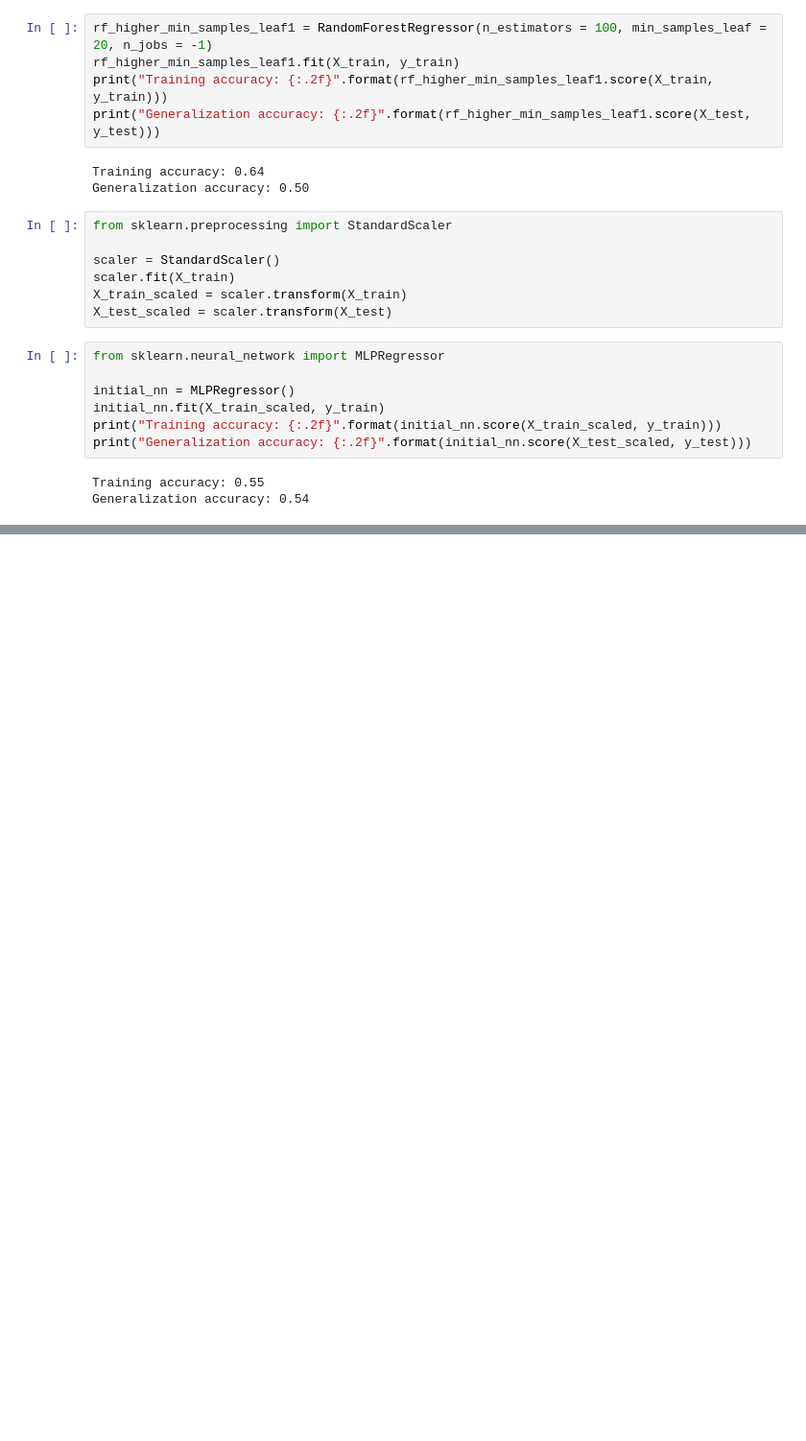
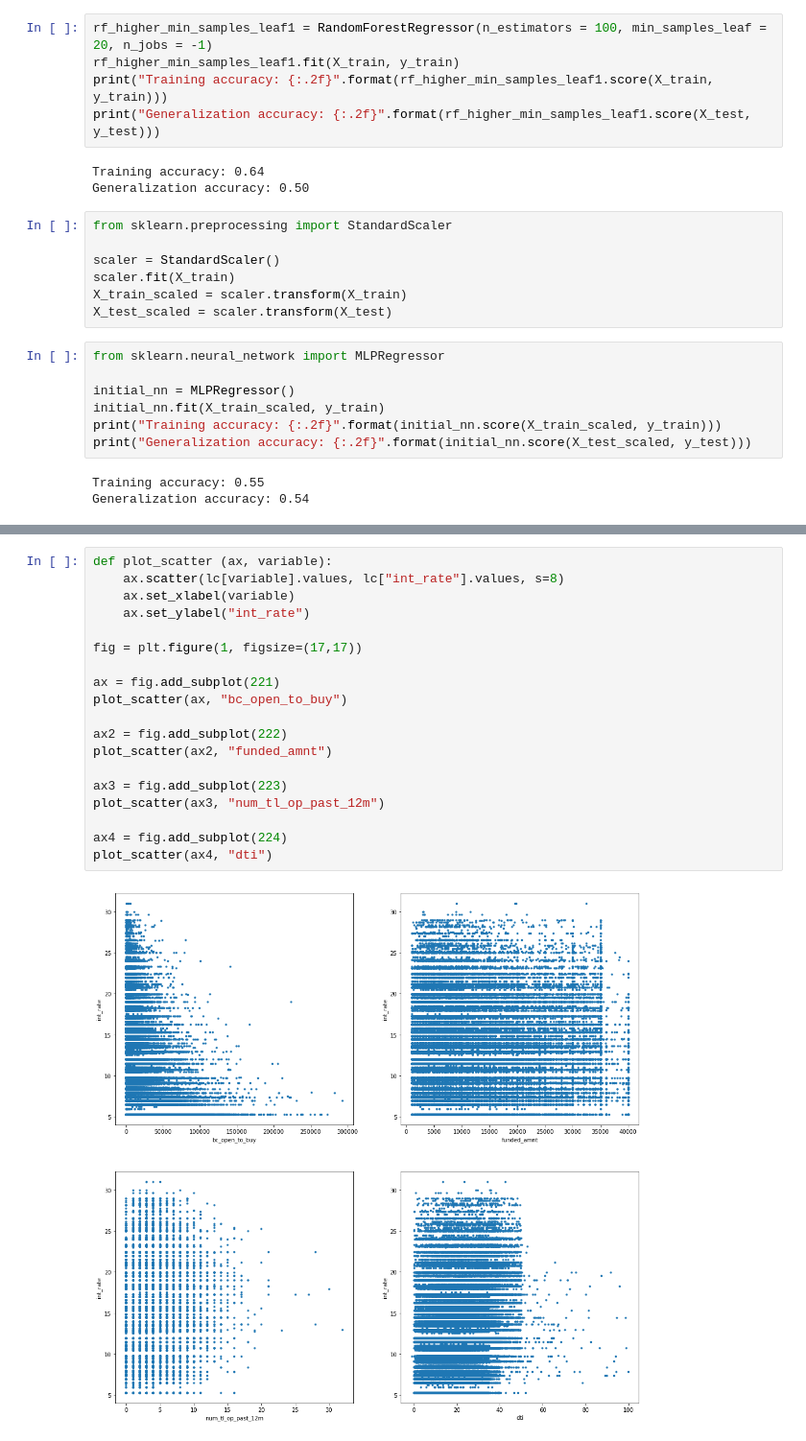
Before and after one commit to nsheth12/lending-club-analysis, a Jupyter notebook: Reverse Engineer LC Grading.ipynb, the cells around one changed output, grey strips where cells are left out. Shown: that part at 96% size. Drawn from its saved outputs; the diff is of its cells as text; blank space fills up the shorter version.

```diff
--- a/Reverse Engineer LC Grading.ipynb
+++ b/Reverse Engineer LC Grading.ipynb
@@ -164,0 +213,21 @@ Generalization accuracy: 0.54
+# %%
+def plot_scatter (ax, variable):
+    ax.scatter(lc[variable].values, lc["int_rate"].values, s=8)
+    ax.set_xlabel(variable)
+    ax.set_ylabel("int_rate")
+
+fig = plt.figure(1, figsize=(17,17))
+
+ax = fig.add_subplot(221)
+plot_scatter(ax, "bc_open_to_buy")
+
+ax2 = fig.add_subplot(222)
+plot_scatter(ax2, "funded_amnt")
+
+ax3 = fig.add_subplot(223)
+plot_scatter(ax3, "num_tl_op_past_12m")
+
+ax4 = fig.add_subplot(224)
+plot_scatter(ax4, "dti")
+# %% [output]
+[figure, added]
```
Also changed, not shown: parts of 19 cells of this notebook.
